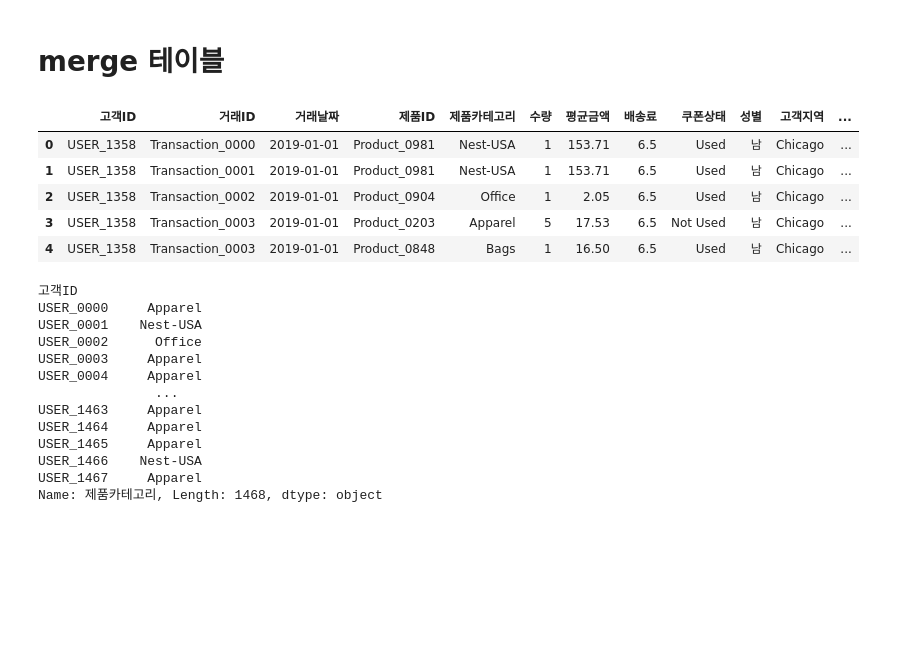
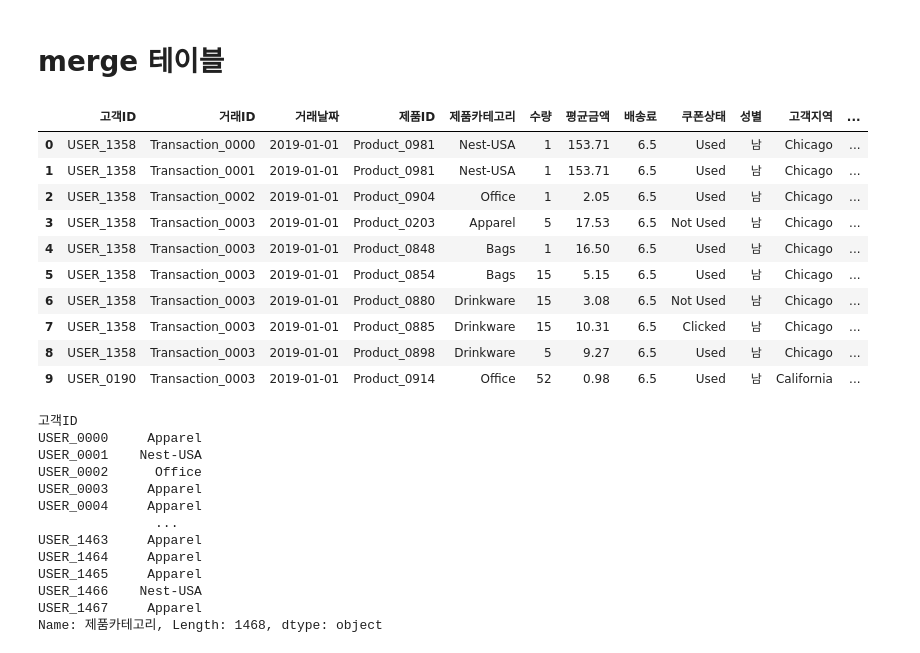
Before and after one commit to ColorConeHead/final_project, a Jupyter notebook: final_project_merge.ipynb, the cells around one changed output. Drawn from its saved outputs; the diff is of its cells as text; code cells hidden in the pictures; blank space fills up the shorter version.

```diff
--- a/final_project_merge.ipynb
+++ b/final_project_merge.ipynb
@@ -132,14 +132,19 @@ df = pd.merge(df, df4, how='left', left_on='거래날짜', right_on='날짜')
 
 df = df.drop('날짜', axis=1)
 # %%
-df.head()
+df.head(10)
 # %% [output]
 |  | 고객ID | 거래ID | 거래날짜 | 제품ID | 제품카테고리 | 수량 | 평균금액 | 배송료 | 쿠폰상태 | 성별 | 고객지역 | ... |
 | 0 | USER_1358 | Transaction_0000 | 2019-01-01 | Product_0981 | Nest-USA | 1 | 153.71 | 6.5 | Used | 남 | Chicago | ... |
 | 1 | USER_1358 | Transaction_0001 | 2019-01-01 | Product_0981 | Nest-USA | 1 | 153.71 | 6.5 | Used | 남 | Chicago | ... |
 | 2 | USER_1358 | Transaction_0002 | 2019-01-01 | Product_0904 | Office | 1 | 2.05 | 6.5 | Used | 남 | Chicago | ... |
 | 3 | USER_1358 | Transaction_0003 | 2019-01-01 | Product_0203 | Apparel | 5 | 17.53 | 6.5 | Not Used | 남 | Chicago | ... |
 | 4 | USER_1358 | Transaction_0003 | 2019-01-01 | Product_0848 | Bags | 1 | 16.50 | 6.5 | Used | 남 | Chicago | ... |
+| 5 | USER_1358 | Transaction_0003 | 2019-01-01 | Product_0854 | Bags | 15 | 5.15 | 6.5 | Used | 남 | Chicago | ... |
+| 6 | USER_1358 | Transaction_0003 | 2019-01-01 | Product_0880 | Drinkware | 15 | 3.08 | 6.5 | Not Used | 남 | Chicago | ... |
+| 7 | USER_1358 | Transaction_0003 | 2019-01-01 | Product_0885 | Drinkware | 15 | 10.31 | 6.5 | Clicked | 남 | Chicago | ... |
+| 8 | USER_1358 | Transaction_0003 | 2019-01-01 | Product_0898 | Drinkware | 5 | 9.27 | 6.5 | Used | 남 | Chicago | ... |
+| 9 | USER_0190 | Transaction_0003 | 2019-01-01 | Product_0914 | Office | 52 | 0.98 | 6.5 | Used | 남 | California | ... |
 # %%
 # 고객ID별 가장 많이 구매한 카테고리
 customer_preferred_category = df.groupby('고객ID')['제품카테고리'].apply(lambda x: x.value_counts().idxmax())
```
Also changed, not shown: parts of 8 cells of this notebook.
